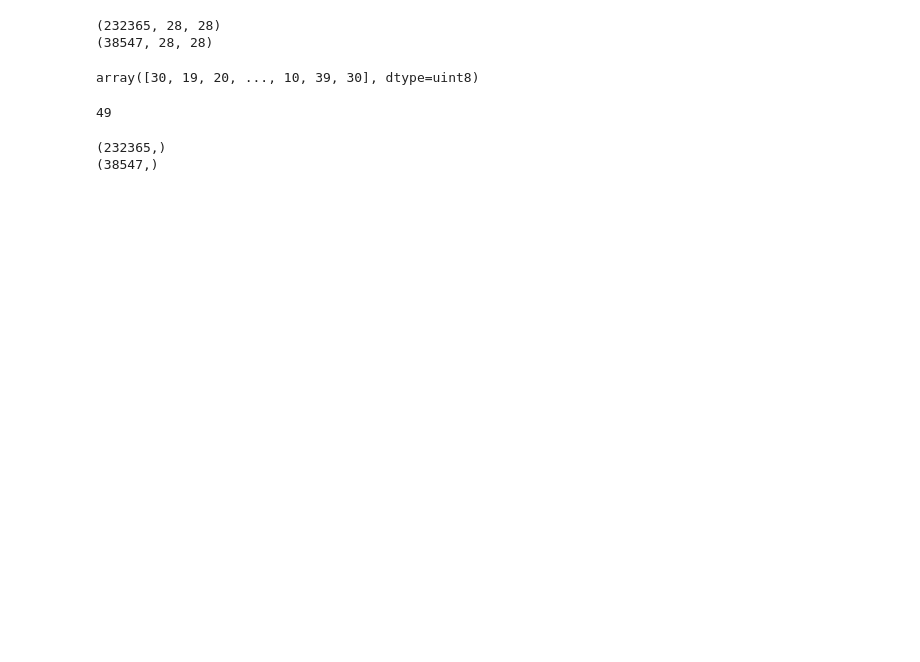
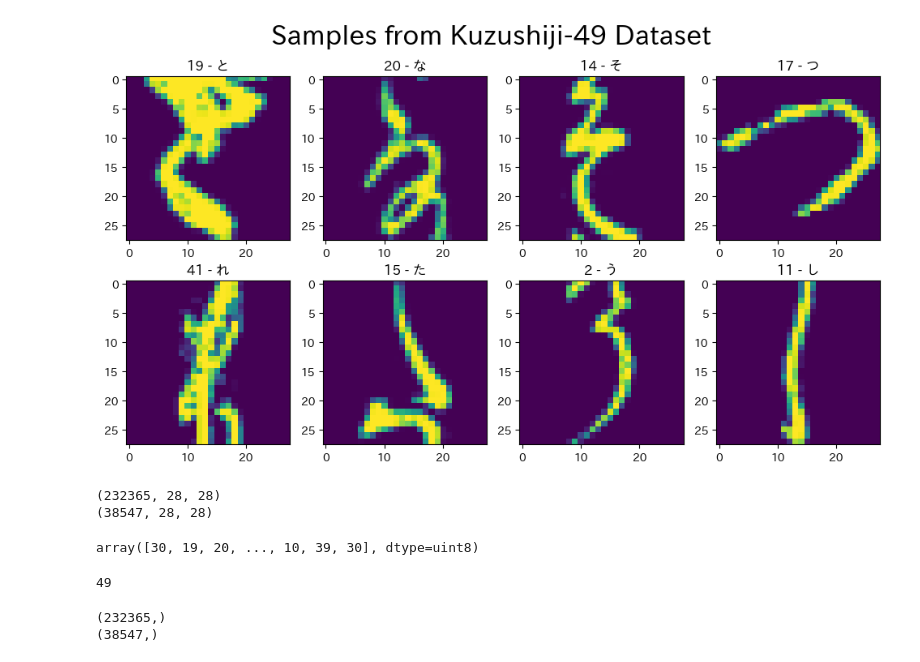
Before and after one commit to oguzsozen/Kuzushiji_Letter-Recognition, a Jupyter notebook: Kuzushiji49.ipynb, the cells around one changed output. Cells and saved outputs as stored; diff of their text form; code cells hidden in the pictures; blank space fills up the shorter version.

```diff
--- a/Kuzushiji49.ipynb
+++ b/Kuzushiji49.ipynb
@@ -27,7 +59,7 @@ def getdata(filePath):
   data = np.load(filePath)
   return data[data.files[0]]
 # %%
-test_label = getdata(pathDataset + "/" + folders[0])
-train_label = getdata(pathDataset + "/" + folders[1])
-test_data = getdata(pathDataset + "/" + folders[2])
-train_data = getdata(pathDataset + "/" + folders[3])
+test_label = getdata(pathDataset + "/" + files[0])
+train_label = getdata(pathDataset + "/" + files[1])
+test_data = getdata(pathDataset + "/" + files[2])
+train_data = getdata(pathDataset + "/" + files[3])
@@ -36,9 +73,9 @@ def countClassMember(array):
   dict = {}
 
   for i in range(49):
-    dict[i] = 0
+    dict[label_names[i]] = 0
 
   for i in array:
-    dict[i] = dict[i] + 1
+    dict[label_names[i]] = dict[label_names[i]] + 1
 
   return dict
@@ -110,0 +82,7 @@ plt.show()
+# %%
+countTrainClassMember = countClassMember(train_label)
+
+print(f"Total class: {len(countTrainClassMember)}", end="\n\n")
+
+for i, (label, count) in enumerate(countTrainClassMember.items()):
+  print("{:<2} - {} --> {:<4}".format(i, label, count), end="\t") if (i + 1) % 5 != 0 else print("{:<2} - {} --> {:<4}".format(i, label, count), end="\n\n")
@@ -110,0 +107,7 @@ plt.show()
+# %%
+countTestClassMember = countClassMember(test_label)
+
+print(f"Total class: {len(countTestClassMember)}", end="\n\n")
+
+for i, (label, count) in enumerate(countTestClassMember.items()):
+  print("{:<2} - {} --> {:<4}".format(i, label, count), end="\t") if (i + 1) % 5 != 0 else print("{:<2} - {} --> {:<4}".format(i, label, count), end="\n\n")
@@ -111,3 +156,23 @@ plt.show()
+# %%
+fig, axs = plt.subplots(2, 4)
+fig.set_figheight(6)
+fig.set_figwidth(12)
+fig.suptitle("Samples from Kuzushiji-49 Dataset", fontsize=24)
+
+indexes = [165, 23, 1948, 4063, 8474, 10784, 738, 4942]
+row, column = 0, 0
+for i in indexes:
+  axs[row, column].imshow(train_data[i], interpolation='nearest')
+  axs[row, column].set_title("{} - {}".format(train_label[i], label_names[train_label[i]]))
+  if column == 3:
+    column = 0
+    row = row + 1
+  else:
+    column = column + 1
+
+plt.show()
+# %% [output]
+[figure, added]
 # %%
 print(train_data.shape)
 print(test_data.shape)
```
Also changed, not shown: parts of 52 cells of this notebook.
